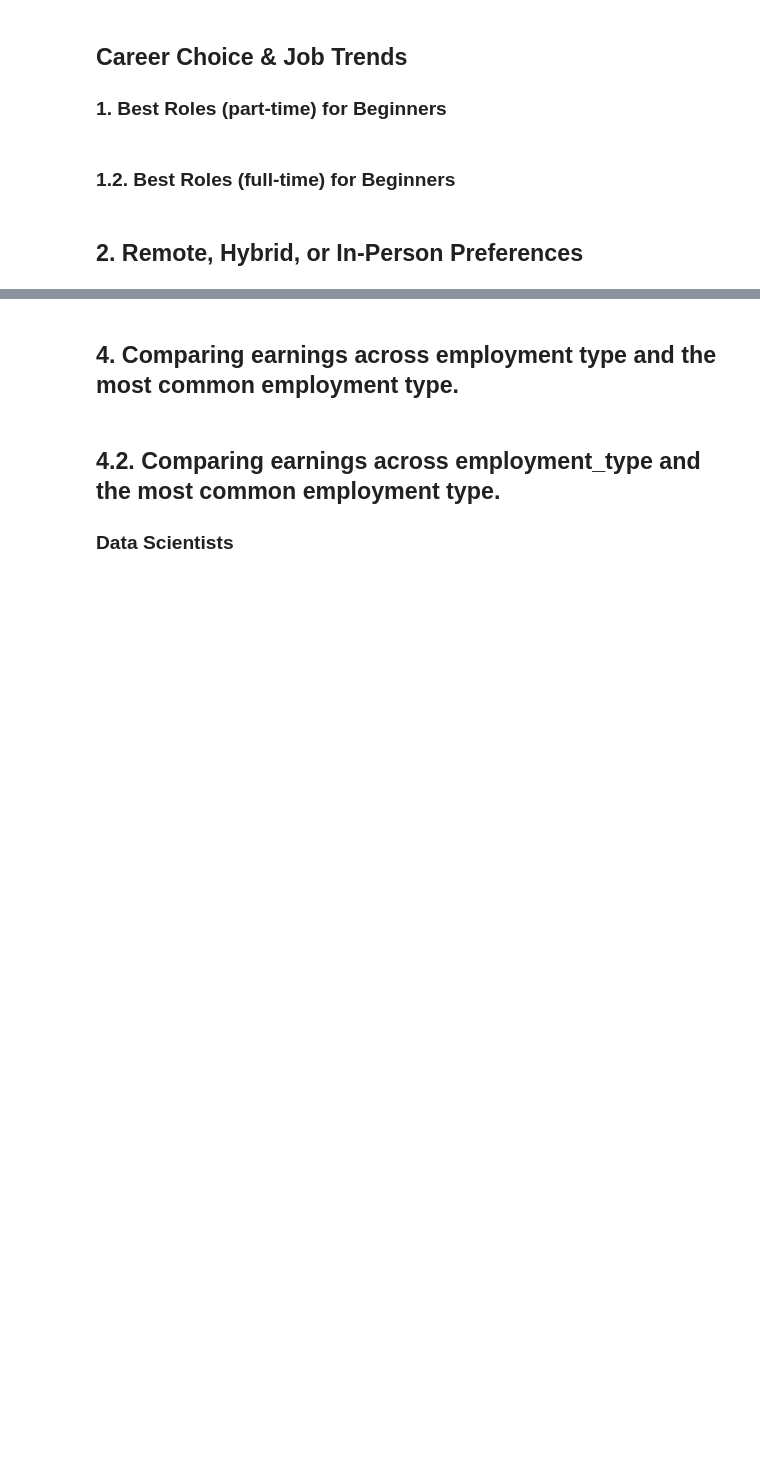
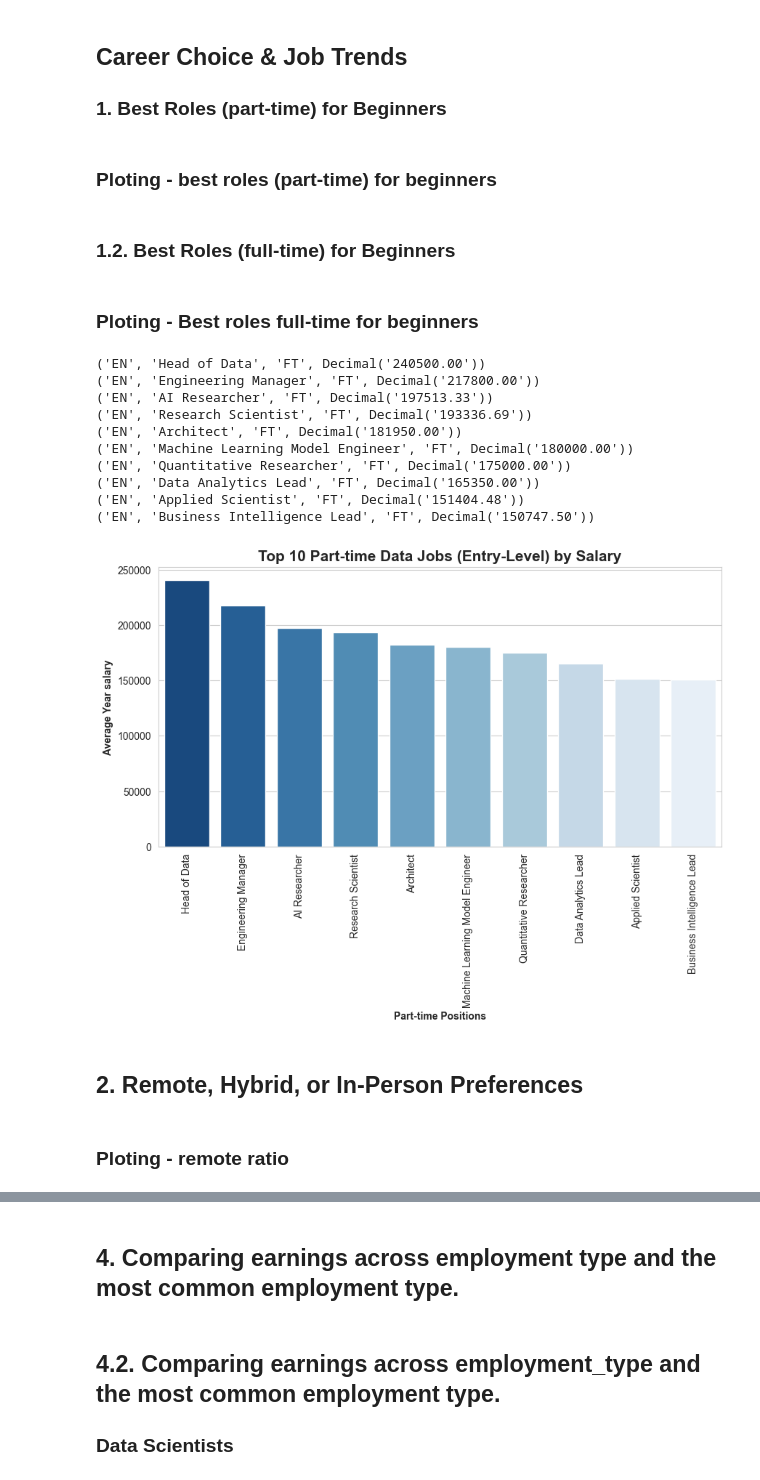
Before and after one commit to ALOBlack19/Salary-analysis-of-data-job-positions, a Jupyter notebook: key_questions_1to4.ipynb, the cells around one changed output, grey strips where cells are left out. Cells and saved outputs as stored; diff of their text form; code cells hidden in the pictures; blank space fills up the shorter version.

Commit message:
ADD: Python notebook plot additions

```diff
--- a/key_questions_1to4.ipynb
+++ b/key_questions_1to4.ipynb
@@ -45,7 +57,7 @@ for row in rows:
 cur.execute("""
 SELECT
 	s.job_title,
-	COUNT(s.job_title)
+	COUNT(s.job_title) AS job_count
 FROM
 	salaries s
 GROUP BY
@@ -59,3 +71,14 @@ rows = cur.fetchall()
 
 for row in rows:
     print(row)
+# Defining the query as a Dataframe
+top_10_data_jobs = pd.DataFrame(rows, columns = ['job_title', 'job_count'])
+
+plt.figure(figsize=(10, 5))
+sns.set_style("whitegrid")
+sns.barplot(x = "job_title", y = "job_count", data = top_10_data_jobs, hue = "job_count", palette = "Blues")
+plt.xticks(rotation = 90)
+plt.ylabel("Quantity", weight="bold", size = 10)
+plt.xlabel("Data job Positions", weight="bold", size = 10)
+plt.title("Quantity of data job positions", weight = "bold", size = 15.0)
+plt.show()
@@ -104,6 +86,8 @@ plt.show()
 ## Career Choice & Job Trends
 
 ### 1. Best Roles (part-time) for Beginners
+# %% [markdown]
+### Ploting - best roles (part-time) for beginners
 # %%
 cur.execute("""
 SELECT
@@ -128,34 +112,74 @@ rows = cur.fetchall()
 
 for row in rows:
     print(row)
+
+# Defining the query as a Dataframe
+roles_pt = pd.DataFrame(rows, columns = ['experience_level', 'job_title', 'employment_type', 'average_salary'])
+
+plt.figure(figsize=(10, 5))
+sns.set_style("whitegrid")
+sns.barplot(x = "job_title", y = "average_salary", data = roles_pt, palette = "Blues_r", hue = "job_title")
+plt.xticks(rotation = 90)
+plt.ylabel("Average Year salary", weight="bold", size = 10)
+plt.xlabel("Part-time Positions", weight="bold", size = 10)
+plt.title("Top 10 Part-time Data Jobs (Entry-Level) by Salary", weight = "bold", size = 15.0)
+plt.show()
 # %% [markdown]
 ### 1.2. Best Roles (full-time) for Beginners
+# %% [markdown]
+### Ploting - Best roles full-time for beginners
 # %%
 cur.execute("""
 SELECT
 	s.experience_level,
 	s.job_title,
 	s.employment_type,
-	ROUND(AVG(s.salary_in_usd),2) AS average_salary
+	ROUND(AVG(s.salary_in_usd),2) AS average_salary_ft
 FROM
 	salaries s
 WHERE
 	s.experience_level = 'EN'
 GROUP BY
 	s.job_title,
 	s.experience_level,
 	s.employment_type
 ORDER BY
 	AVG(s.salary_in_usd) DESC
 LIMIT 10;
 
 """)
 rows = cur.fetchall()
 
 for row in rows:
     print(row)
+
+# Defining the query as a Dataframe
+roles_ft = pd.DataFrame(rows, columns = ['experience_level', 'job_title', 'employment_type', 'average_salary_ft'])
+
+plt.figure(figsize=(10, 5))
+sns.set_style("whitegrid")
+sns.barplot(x = "job_title", y = "average_salary_ft", data = roles_ft, palette = "Blues_r", hue = "job_title")
+plt.xticks(rotation = 90)
+plt.ylabel("Average Year salary", weight="bold", size = 10)
+plt.xlabel("Part-time Positions", weight="bold", size = 10)
+plt.title("Top 10 Part-time Data Jobs (Entry-Level) by Salary", weight = "bold", size = 15.0)
+plt.show()
+# %% [output]
+('EN', 'Head of Data', 'FT', Decimal('240500.00'))
+('EN', 'Engineering Manager', 'FT', Decimal('217800.00'))
+('EN', 'AI Researcher', 'FT', Decimal('197513.33'))
+('EN', 'Research Scientist', 'FT', Decimal('193336.69'))
+('EN', 'Architect', 'FT', Decimal('181950.00'))
+('EN', 'Machine Learning Model Engineer', 'FT', Decimal('180000.00'))
+('EN', 'Quantitative Researcher', 'FT', Decimal('175000.00'))
+('EN', 'Data Analytics Lead', 'FT', Decimal('165350.00'))
+('EN', 'Applied Scientist', 'FT', Decimal('151404.48'))
+('EN', 'Business Intelligence Lead', 'FT', Decimal('150747.50'))
+[figure, added]
 # %% [markdown]
 ## 2. Remote, Hybrid, or In-Person Preferences
+# %% [markdown]
+### Ploting - remote ratio
 # %%
 cur.execute("""
 SELECT
```
Also changed, not shown: parts of 21 cells of this notebook, 1 other file.
